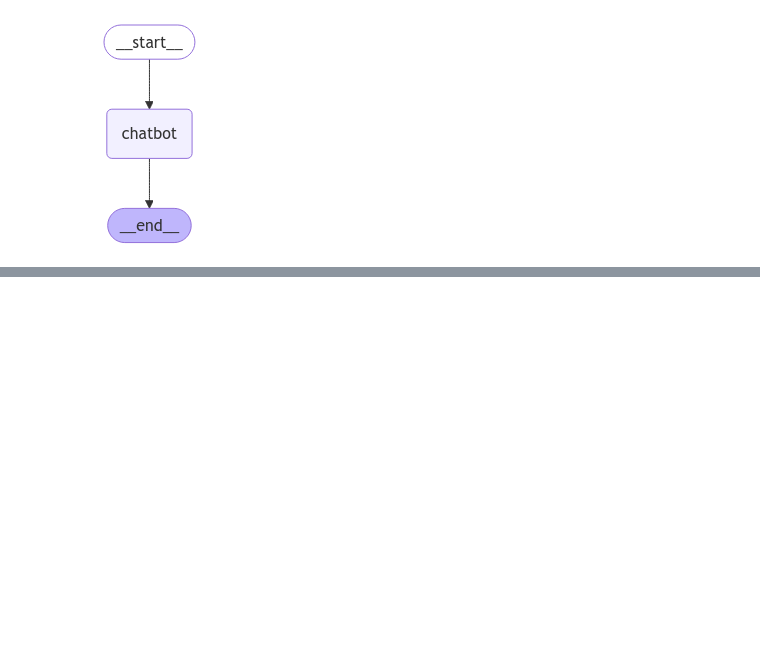
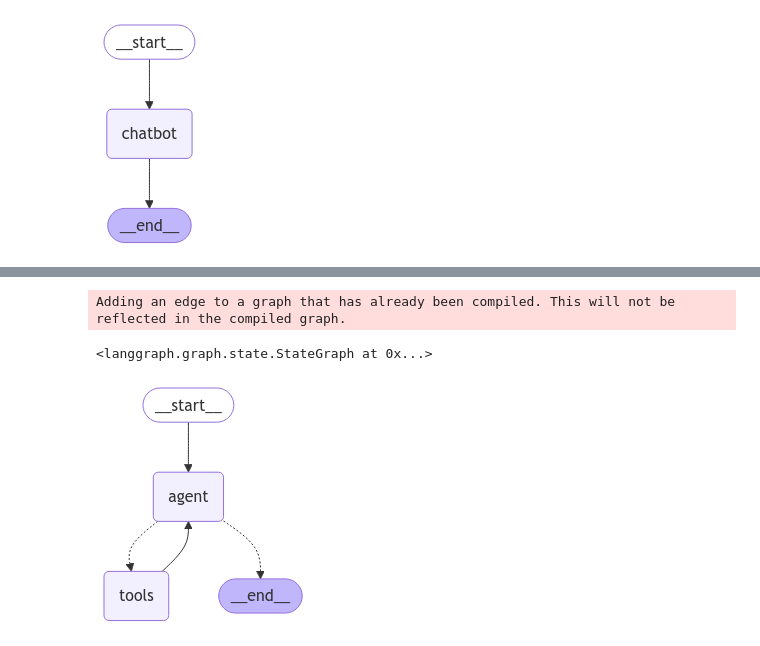
Before and after one commit to amsowmya/LangGraph-End-To-End, a Jupyter notebook: Chatbot_with_langgraph/chatbot.ipynb, the cells around one changed output, grey strips where cells are left out. Saved outputs shown, nothing was run; the diff lists cells and outputs as text; code cells hidden in the pictures; blank space fills up the shorter version.

Commit message:
added sample chatbot with langgraph

```diff
--- a/Chatbot_with_langgraph/chatbot.ipynb
+++ b/Chatbot_with_langgraph/chatbot.ipynb
@@ -45,0 +169,14 @@ app.invoke(inputs)
+# %%
+workflow.add_edge("tools", "agent")
+# %% [output]
+Adding an edge to a graph that has already been compiled. This will not be reflected in the compiled graph.
+<langgraph.graph.state.StateGraph at 0x...>
+# %%
+from IPython.display import Image, display
+
+try:
+    display(Image(app.get_graph().draw_mermaid_png()))
+except Exception as e:
+    print(e)
+# %% [output]
+[figure, added]
```
Also changed, not shown: parts of 36 cells of this notebook, 3 other files.
